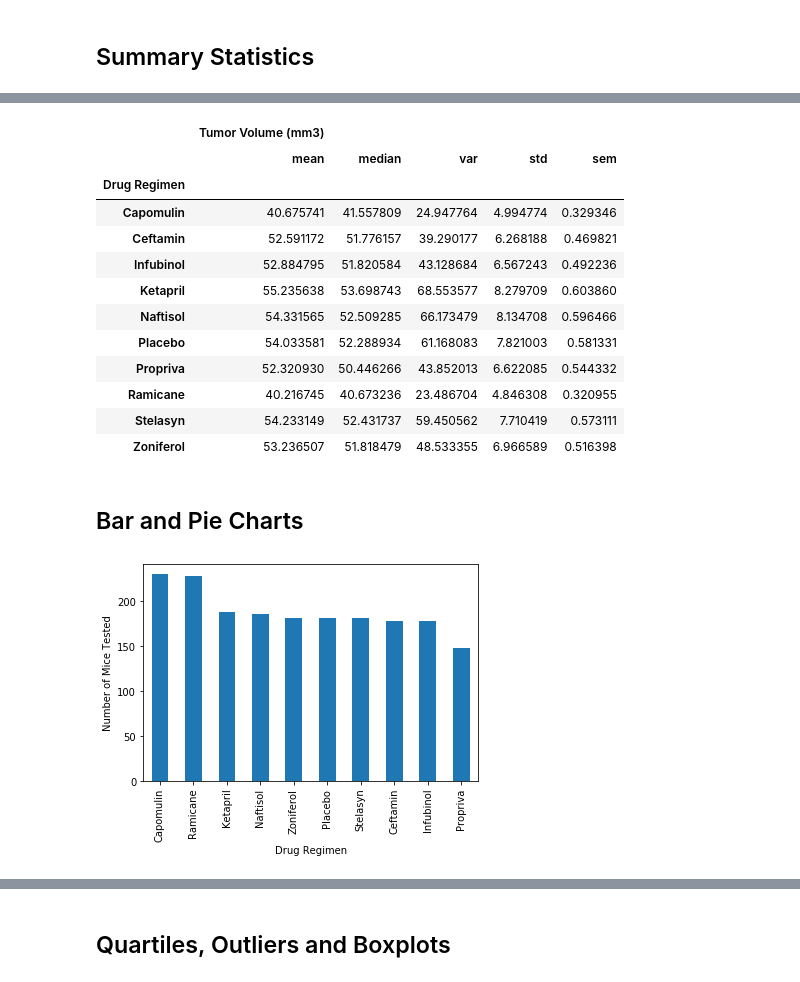
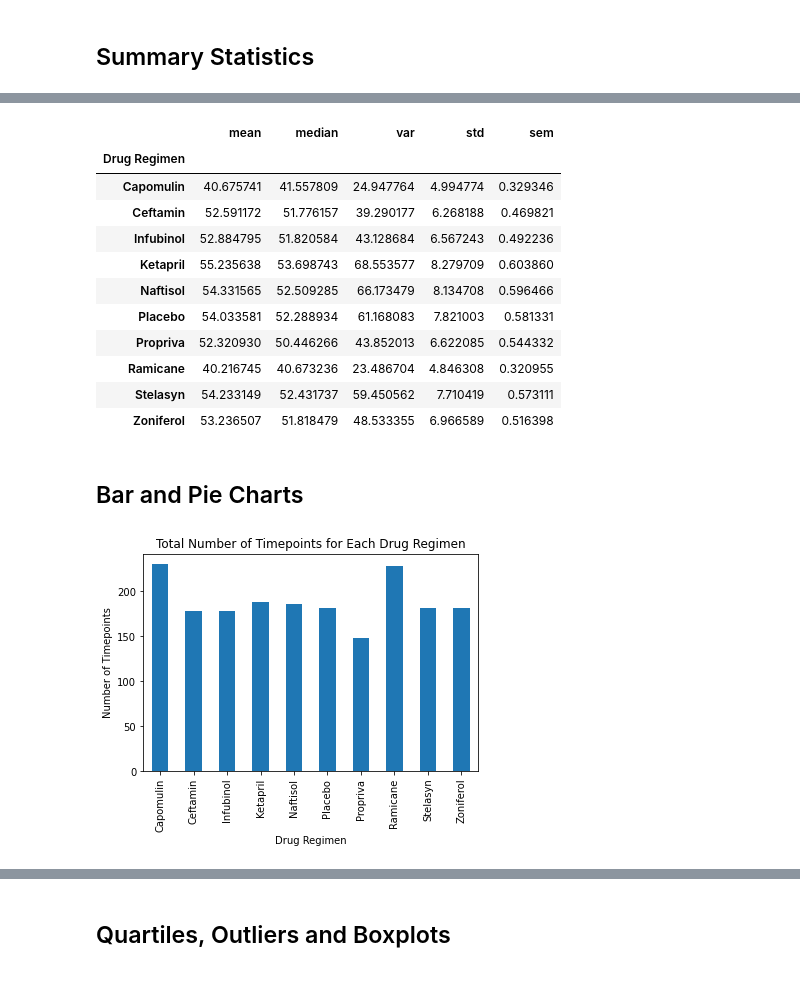
Before and after one commit to eemahazion/Pymaceuticals, a Jupyter notebook: pymaceuticals_Main.ipynb, the cells around one changed output, grey strips where cells are left out. Drawn from its saved outputs; the diff is of its cells as text; code cells hidden in the pictures.

```diff
--- a/pymaceuticals_Main.ipynb
+++ b/pymaceuticals_Main.ipynb
@@ -85,7 +72,12 @@ merged_mouse_data.loc[merged_mouse_data["Mouse ID"]=='g989']
 | 1592 | g989 | 35 | 62.570880 | 2 | Propriva | Female | 21 | ... |
 # %%
 # Create a clean DataFrame by dropping the duplicate mouse by its ID.
-merged_mouse_data[merged_mouse_data["Mouse ID"]=='g989']
+#merged_mouse_data[merged_mouse_data["Mouse ID"]=='g989']
+#new_mergedmousedata = merged_mouse_data.drop_duplicates(subset= ["Mouse ID", "Timepoint"])
+#new_mergedmousedata
 #this code is not done yet, but left off with TA giving tips about code in this cell already with == "False" for 'g989'
+
+big_mousedata = merged_mouse_data[merged_mouse_data["Mouse ID"].isin(duplicate_mouse_ids)==False]
+big_mousedata
 # %% [output]
 |  | Mouse ID | Timepoint | Tumor Volume (mm3) | Metastatic Sites | Drug Regimen | Sex | Age_months | ... |
@@ -132,8 +132,9 @@ merged_mouse_data[merged_mouse_data["Mouse ID"]=='g989']
 # and SEM of the tumor volume for each regimen
 
 # Using the aggregation method, produce the same summary statistics in a single line.
+#.groupbyAGG
+big_mousedata.groupby("Drug Regimen")["Tumor Volume (mm3)"].agg(['mean','median','var','std','sem'])
 # %% [output]
-|  | Tumor Volume (mm3) |  |  |  |  |
 |  | mean | median | var | std | sem |
 | Drug Regimen |  |  |  |  |  |
 | Capomulin | 40.675741 | 41.557809 | 24.947764 | 4.994774 | 0.329346 |
@@ -150,7 +151,14 @@ merged_mouse_data[merged_mouse_data["Mouse ID"]=='g989']
 ## Bar and Pie Charts
 # %%
 # Generate a bar plot showing the total number of timepoints for all mice tested for each drug regimen using Pandas.
+grouped_drug = big_mousedata.groupby("Drug Regimen")
+plotable_data = grouped_drug["Timepoint"].count()
+plotable_data.plot(kind='bar')
+plt.title('Total Number of Timepoints for Each Drug Regimen')
+plt.xlabel('Drug Regimen')
+plt.ylabel('Number of Timepoints')
+plt.show()
 # %% [output]
-[figure, old version]
+[figure, new version]
 # %%
 # Generate a bar plot showing the total number of timepoints for all mice tested for each drug regimen using pyplot.
```
Also changed, not shown: parts of 14 cells of this notebook.
